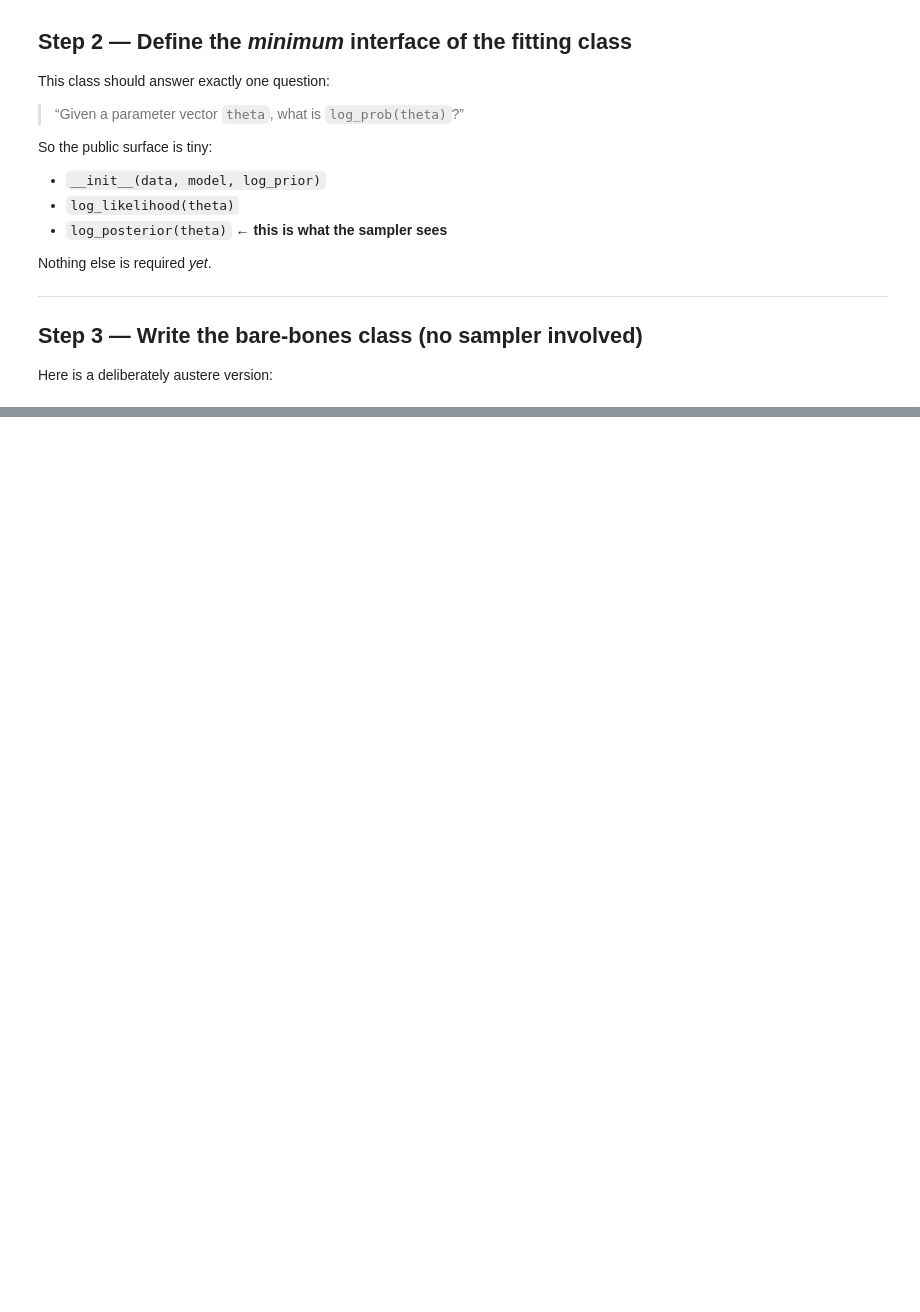
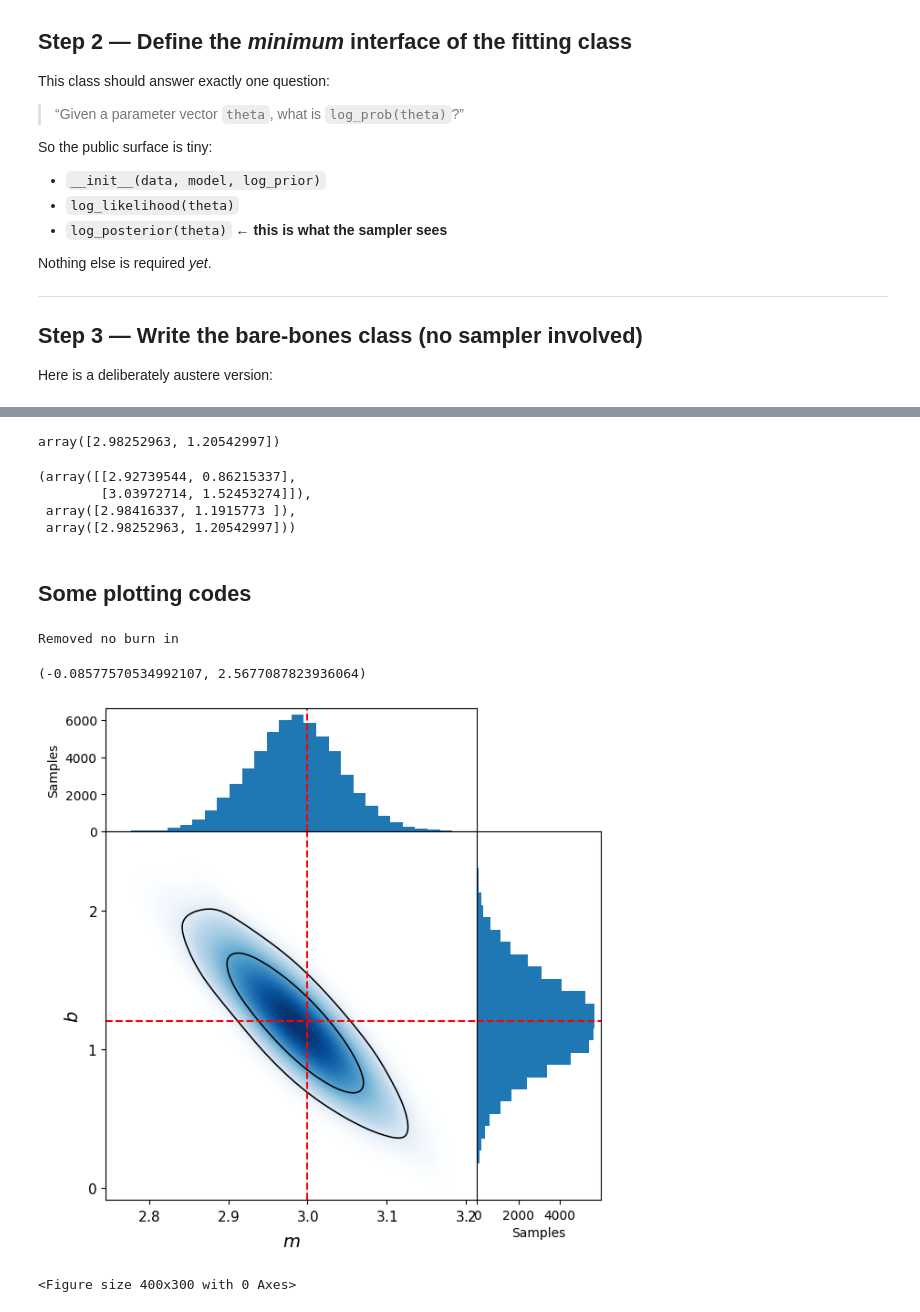
Before and after one commit to alpish0510/WALKER, a Jupyter notebook: constructor.ipynb, the cells around one changed output, grey strips where cells are left out. Saved outputs shown, nothing was run; the diff lists cells and outputs as text; code cells hidden in the pictures; blank space fills up the shorter version.

```diff
--- a/constructor.ipynb
+++ b/constructor.ipynb
@@ -960,0 +1058,80 @@ log_prob = problem.log_posterior   # Now the previos log_prob function is replac
+# %%
+estimator = ParamEstimator(
+    x, y, yerr,
+    model=line_model,
+    log_prior=flat_prior
+)
+
+fit = MCMCfit(estimator)
+
+fit.sample(
+    n_walkers=20,
+    n_dim=2,
+    n_steps=3000
+)
+
+fit.extract_samples(burnin=200)
+
+fit.mean()
+fit.credible_interval()
+fit.map()
+# %% [output]
+array([2.98252963, 1.20542997])
+# %%
+fit.credible_interval(),fit.mean(), fit.map()
+# %% [output]
+(array([[2.92739544, 0.86215337],
+        [3.03972714, 1.52453274]]),
+ array([2.98416337, 1.1915773 ]),
+ array([2.98252963, 1.20542997]))
+# %% [markdown]
+## Some plotting codes
+# %%
+
+import matplotlib.gridspec as gridspec
+import getdist
+from getdist import plots, MCSamples
+
+parameters = fit.samples
+grid = gridspec.GridSpec(2, 2, wspace=0.0, hspace=0.0, width_ratios=[3,1], height_ratios=[1,3])
+plt.figure(figsize=(7,7))
+ax1 = plt.subplot(grid[0,0])
+ax2 = plt.subplot(grid[0,1])  # unused
+fig = ax2.figure
+fig.delaxes(ax2)
+ax3 = plt.subplot(grid[1,0])
+ax4 = plt.subplot(grid[1,1])
+
+ax1.hist(parameters[:,0], bins=30)
+ax1.axvline(true_m, color='r', linestyle='--')
+ax1.tick_params(axis="x", which="both", bottom=False, labelbottom=False)
+ax1.set_xlabel("")
+ax1.set_ylabel("Samples")
+
+names = ['m', 'b']
+samples = MCSamples(samples=parameters, names=names, labels=names, settings={"smooth_scale_2D": 0.5})
+g = plots.get_single_plotter(width_inch=4)
+g.plot_2d([samples], "m", "b", shaded=True, ax=ax3)
+ax3.axvline(true_m, color='r', linestyle='--')
+ax3.axhline(true_b, color='r', linestyle='--')
+
+ax4.hist(parameters[:,1], bins=30, orientation='horizontal')
+ax4.tick_params(axis="y", which="both", left=False, labelleft=False)
+ax4.set_ylabel("")
+ax4.set_xlabel("Samples")
+ax4.axhline(true_b, color='r', linestyle='--')
+plt.tight_layout()
+# ...existing code...
+# Match axes across ax1 / ax3 / ax4
+xmin, xmax = parameters[:, 0].min(), parameters[:, 0].max()
+ymin, ymax = parameters[:, 1].min(), parameters[:, 1].max()
+
+ax1.set_xlim(xmin, xmax)
+ax3.set_xlim(xmin, xmax)
+ax3.set_ylim(ymin, ymax)
+ax4.set_ylim(ymin, ymax)
+# %% [output]
+Removed no burn in
+(-0.08577570534992107, 2.5677087823936064)
+[figure, added]
+<Figure size 400x300 with 0 Axes>
```
Also changed, not shown: parts of 6 cells of this notebook, 1 other file.
